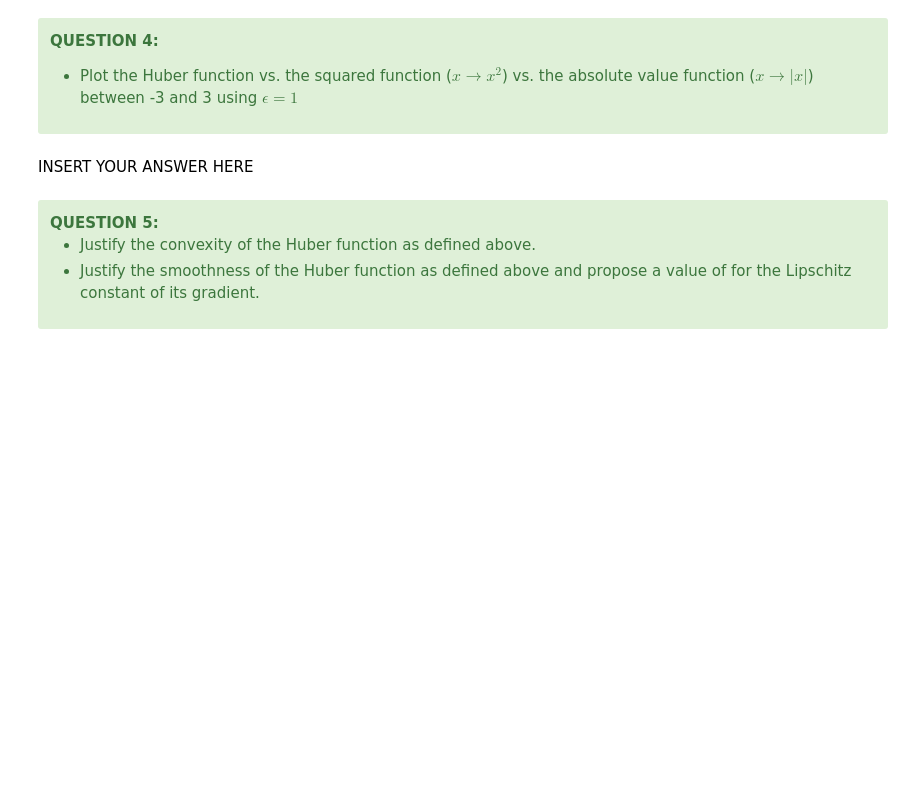
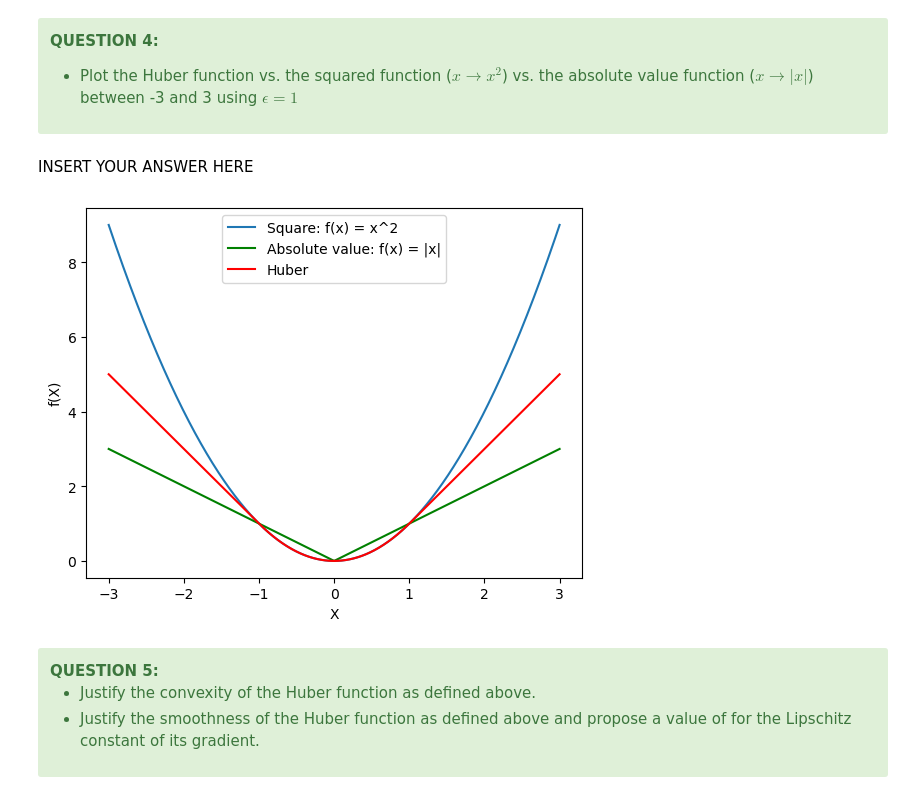
Before and after one commit to sol-dnn/robust_regression_optimization, a Jupyter notebook: project_m2_optim_data_science_2024-2025_huber.ipynb, the cells around one changed output. Drawn from its saved outputs; the diff is of its cells as text; code cells hidden in the pictures; blank space fills up the shorter version.

```diff
--- a/project_m2_optim_data_science_2024-2025_huber.ipynb
+++ b/project_m2_optim_data_science_2024-2025_huber.ipynb
@@ -375,3 +371,16 @@ INSERT YOUR ANSWER HERE
+# %%
+epsilon = 1.
+x = np.linspace(-3, 3, 1000)
+
+plt.plot(x, x**2, label='Square: f(x) = x^2')
+plt.plot(x, np.abs(x), 'g-', label="Absolute value: f(x) = |x|")
+plt.plot(x, huber(x, epsilon), 'r-', label="Huber")
+plt.xlabel("X")
+plt.ylabel("f(X)")
+plt.legend(loc=0)
+plt.show()
+# %% [output]
+[figure, added]
 # %% [markdown]
 <div class="alert alert-success">
     <b>QUESTION 5:</b>
```
Also changed, not shown: parts of 2 cells of this notebook, 2 other files.
